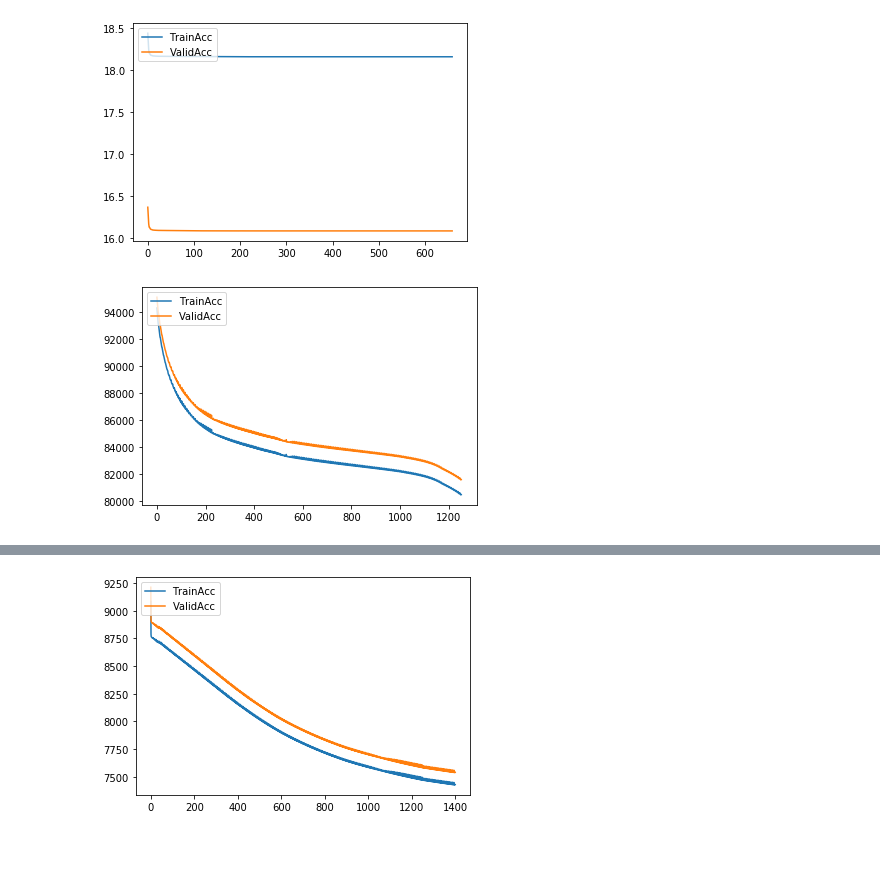
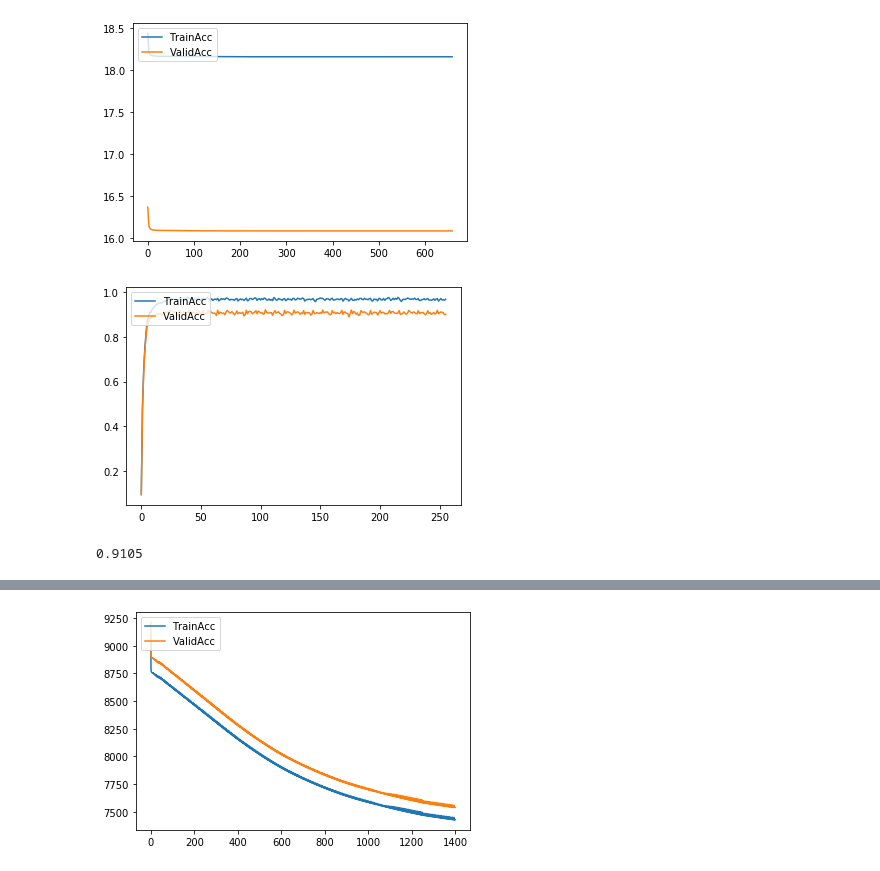
Before and after one commit to Saadmaghani/urfp-hab-plankton, a Jupyter notebook: plot Train Validation .ipynb, the cells around one changed output, grey strips where cells are left out. Cells and saved outputs as stored; diff of their text form; code cells hidden in the pictures.

```diff
--- a/plot Train Validation .ipynb
+++ b/plot Train Validation .ipynb
@@ -40,11 +40,12 @@ del ae_30_101['TestAcc']
 Metrics.plot_series(ae_30_101)
 # %% [output]
 [figure]
-# %%
-ae_21_101 = load_json_from_file("stats/stats-Simple_AE_2.1-10.1.json")
-del ae_21_101['Time']
-del ae_21_101['Epochs']
-del ae_21_101['TestAcc']
-Metrics.plot_series(ae_21_101)
-# %% [output]
-[figure, removed]
+# %%
+ae_21_101 = load_json_from_file("stats/stats-GoogleNet_1.3-4.2.json")
+train_val = {'TrainAcc': ae_21_101['TrainAcc'], 'ValidAcc': ae_21_101['ValidAcc']}
+Metrics.plot_series(train_val)
+
+print(ae_21_101['TestAcc'])
+# %% [output]
+[figure, added]
+0.9105
```
Also changed, not shown: parts of 1 cell of this notebook, 2 other files.
